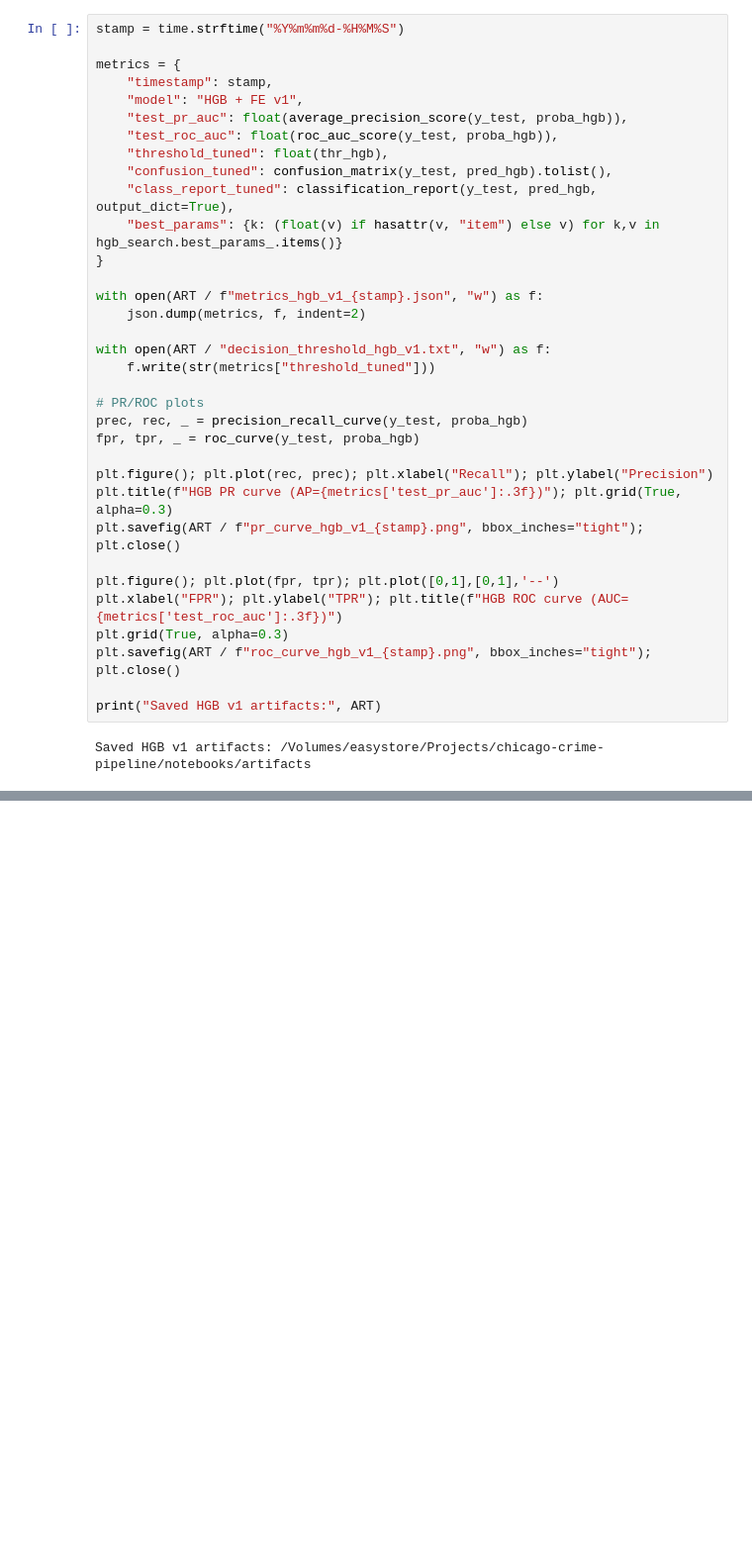
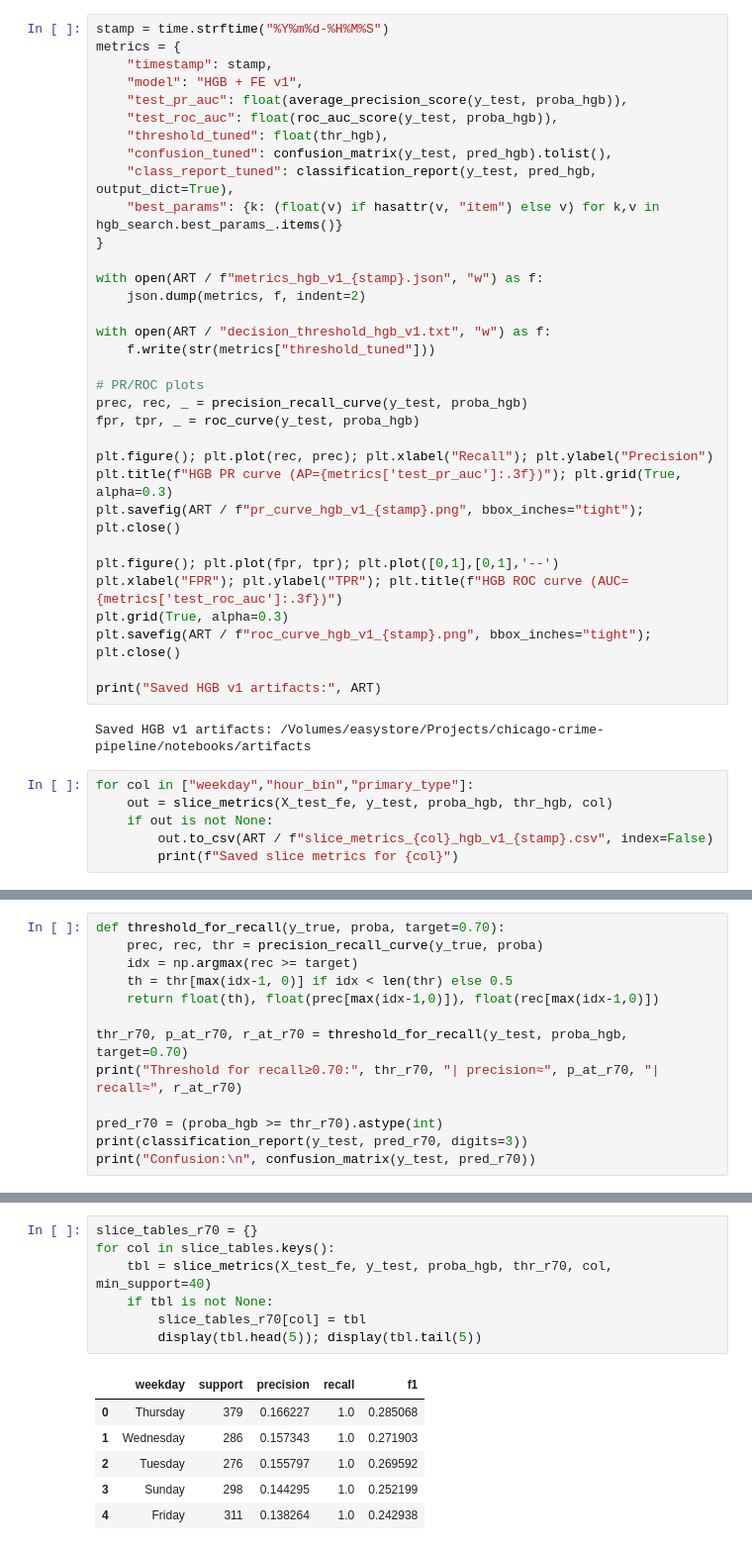
Before and after one commit to Jonah-Schwartz521/Chicago_Crime_Pipeline, a Jupyter notebook: notebooks/hgb_features_modeling.ipynb, the cells around one changed output, grey strips where cells are left out. Shown: that part at 99% size. Drawn from its saved outputs; the diff is of its cells as text; blank space fills up the shorter version.

```diff
--- a/notebooks/hgb_features_modeling.ipynb
+++ b/notebooks/hgb_features_modeling.ipynb
@@ -205,6 +316,5 @@ Confusion:
 # %%
-stamp = time.strftime("%Y%m%m%d-%H%M%S")
-
+stamp = time.strftime("%Y%m%d-%H%M%S")
 metrics = {
     "timestamp": stamp,
     "model": "HGB + FE v1",
@@ -238,3 +348,9 @@ plt.savefig(ART / f"roc_curve_hgb_v1_{stamp}.png", bbox_inches="tight"); plt.clo
 print("Saved HGB v1 artifacts:", ART)
 # %% [output]
 Saved HGB v1 artifacts: /Volumes/easystore/Projects/chicago-crime-pipeline/notebooks/artifacts
+# %%
+for col in ["weekday","hour_bin","primary_type"]:
+    out = slice_metrics(X_test_fe, y_test, proba_hgb, thr_hgb, col)
+    if out is not None:
+        out.to_csv(ART / f"slice_metrics_{col}_hgb_v1_{stamp}.csv", index=False)
+        print(f"Saved slice metrics for {col}")
@@ -240,0 +361,13 @@ Saved HGB v1 artifacts: /Volumes/easystore/Projects/chicago-crime-pipeline/noteb
+# %%
+def threshold_for_recall(y_true, proba, target=0.70):
+    prec, rec, thr = precision_recall_curve(y_true, proba)
+    idx = np.argmax(rec >= target)
+    th = thr[max(idx-1, 0)] if idx < len(thr) else 0.5
+    return float(th), float(prec[max(idx-1,0)]), float(rec[max(idx-1,0)])
+
+thr_r70, p_at_r70, r_at_r70 = threshold_for_recall(y_test, proba_hgb, target=0.70)
+print("Threshold for recall≥0.70:", thr_r70, "| precision≈", p_at_r70, "| recall≈", r_at_r70)
+
+pred_r70 = (proba_hgb >= thr_r70).astype(int)
+print(classification_report(y_test, pred_r70, digits=3))
+print("Confusion:\n", confusion_matrix(y_test, pred_r70))
@@ -240,0 +388,14 @@ Saved HGB v1 artifacts: /Volumes/easystore/Projects/chicago-crime-pipeline/noteb
+# %%
+slice_tables_r70 = {}
+for col in slice_tables.keys():
+    tbl = slice_metrics(X_test_fe, y_test, proba_hgb, thr_r70, col, min_support=40)
+    if tbl is not None:
+        slice_tables_r70[col] = tbl
+        display(tbl.head(5)); display(tbl.tail(5))
+# %% [output]
+|  | weekday | support | precision | recall | f1 |
+| 0 | Thursday | 379 | 0.166227 | 1.0 | 0.285068 |
+| 1 | Wednesday | 286 | 0.157343 | 1.0 | 0.271903 |
+| 2 | Tuesday | 276 | 0.155797 | 1.0 | 0.269592 |
+| 3 | Sunday | 298 | 0.144295 | 1.0 | 0.252199 |
+| 4 | Friday | 311 | 0.138264 | 1.0 | 0.242938 |
```
Also changed, not shown: parts of 12 cells of this notebook, 4 other files.
